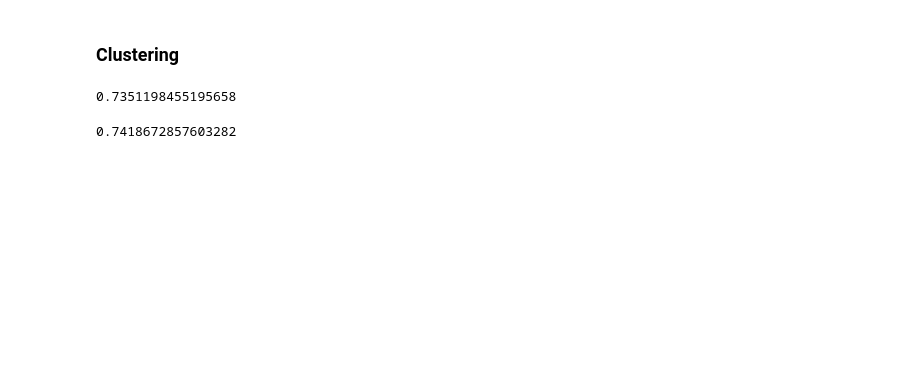
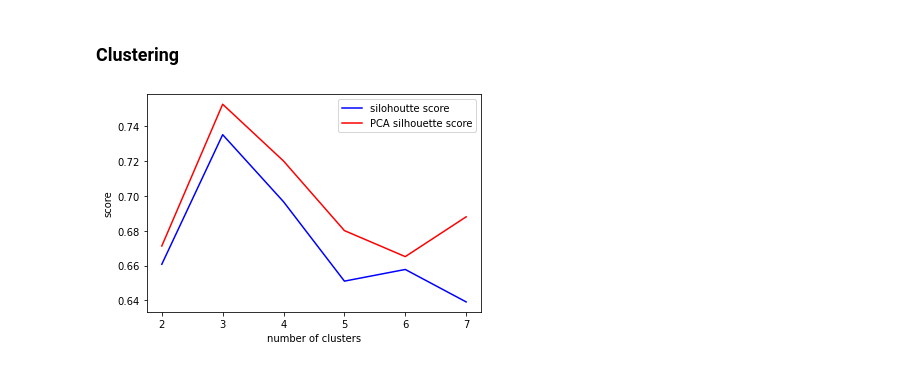
Before and after one commit to ckkaper/frailty-estimation-pipeline, a Jupyter notebook: notebooks/Preprocessing_B.ipynb, the cells around one changed output. Cells and saved outputs as stored; diff of their text form; code cells hidden in the pictures; blank space fills up the shorter version.

```diff
--- a/notebooks/Preprocessing_B.ipynb
+++ b/notebooks/Preprocessing_B.ipynb
@@ -88,19 +60,34 @@ print(len(new_beacons_data))
 # %%
-merged_dataset= pd.merge(new_beacons_data, clinical_data)
+# merge beacons with clinical dataset
+data = pd.merge(new_beacons_data, clinical_data)
 # %% [markdown]
 ### Clustering
-# %%
-kmeans = KMeans(n_clusters=3, random_state=0).fit(merged_dataset)
-labels = kmeans.labels_
-score = silhouette_score(merged_dataset, labels)
-print(score)
-# %% [output]
-0.7351198455195658
+# %%
+# Cluster data using K-means algorithm.
+results = { 'number_of_clusters': np.arange(2,8),
+      'silhouette_score': [],
+      'PCA_silhouette_score': []}
+for i in range(2,8):
+    kmeans = KMeans(n_clusters=i, random_state=0).fit(data)
+    labels = kmeans.labels_
+    score = silhouette_score(data, labels)
+    results['silhouette_score'].append(score)
 # %%
-X = PCA(n_components=5).fit_transform(merged_dataset)
-kmeans = KMeans(n_clusters=3, random_state=0).fit(X)
-labels = kmeans.labels_
-score = silhouette_score(X, labels)
-print(score)
+# Reduce the dimantion of the data and then apply K-means again
+for i in range(2,8):
+    X = PCA(n_components=2).fit_transform(data)
+    kmeans = KMeans(n_clusters=i, random_state=0).fit(X)
+    labels = kmeans.labels_
+    score = silhouette_score(X, labels)
+    results['PCA_silhouette_score'].append(score)
-# %% [output]
-0.7418672857603282
+# %%
+# Plot Silhouette value of the two approaches
+plt.xlabel('number of clusters')
+plt.ylabel('score')
+
+plt.plot(results['number_of_clusters'], results['silhouette_score'],"-b", label='silohoutte score')
+plt.plot(results['number_of_clusters'], results['PCA_silhouette_score'], "-r",label="PCA silhouette score")
+plt.legend(loc="upper right")
+plt.show()
+# %% [output]
+[figure, added]
```
Also changed, not shown: parts of 7 cells of this notebook, 11 other files.
